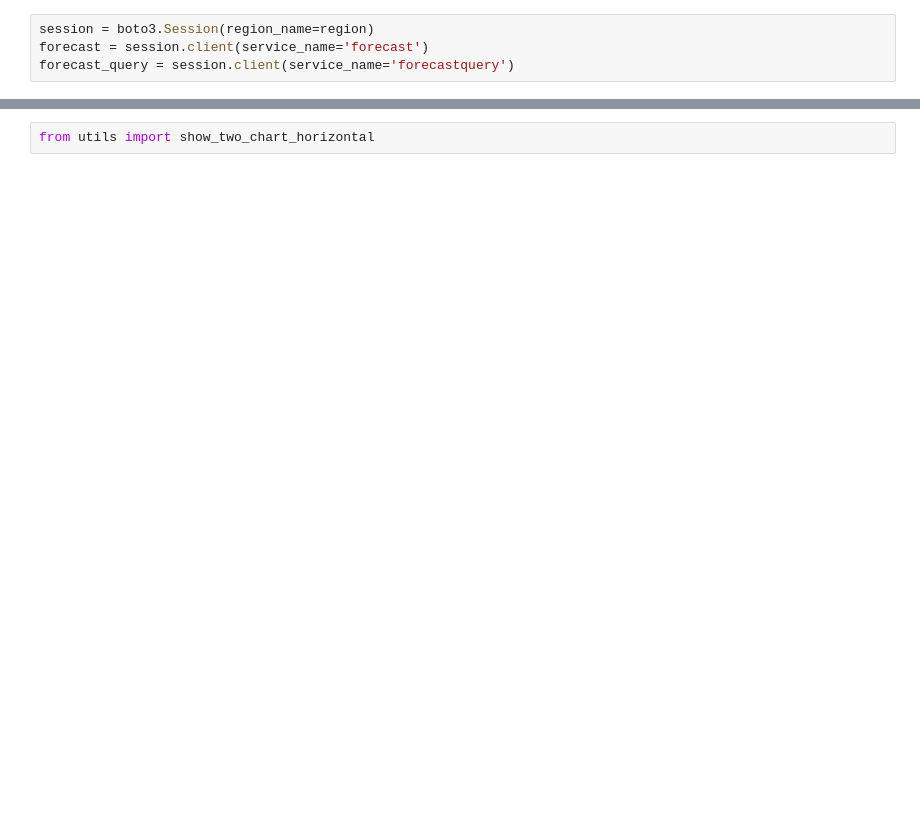
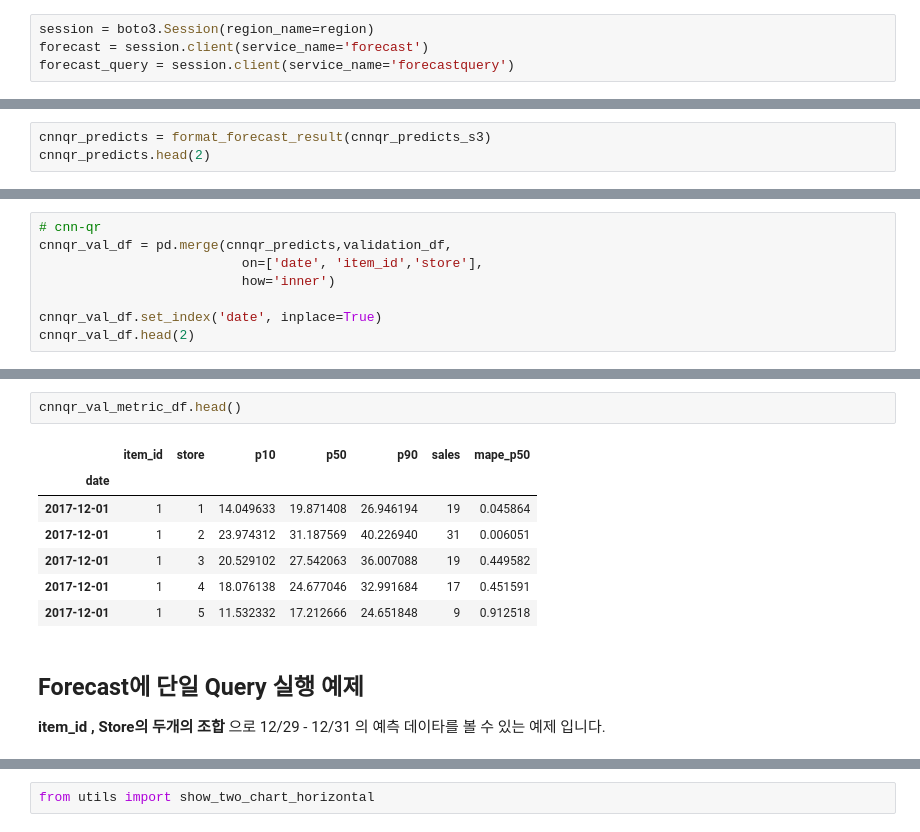
Before and after one commit to gonsoomoon-ml/Forecast, a Jupyter notebook: StoreItemDemand/5.Analyze_Target_Forecast.ipynb, the cells around one changed output, grey strips where cells are left out. Drawn from its saved outputs; the diff is of its cells as text; blank space fills up the shorter version.

```diff
--- a/StoreItemDemand/5.Analyze_Target_Forecast.ipynb
+++ b/StoreItemDemand/5.Analyze_Target_Forecast.ipynb
@@ -259,0 +175,3 @@ deeparp:  0.14690541040378305
+# %%
+cnnqr_predicts = format_forecast_result(cnnqr_predicts_s3)
+cnnqr_predicts.head(2)
@@ -259,0 +240,8 @@ deeparp:  0.14690541040378305
+# %%
+# cnn-qr
+cnnqr_val_df = pd.merge(cnnqr_predicts,validation_df,
+                          on=['date', 'item_id','store'],
+                          how='inner')
+
+cnnqr_val_df.set_index('date', inplace=True)
+cnnqr_val_df.head(2)
@@ -260,3 +295,17 @@ deeparp:  0.14690541040378305
+# %%
+cnnqr_val_metric_df.head()
+# %% [output]
+|  | item_id | store | p10 | p50 | p90 | sales | mape_p50 |
+| date |  |  |  |  |  |  |  |
+| 2017-12-01 | 1 | 1 | 14.049633 | 19.871408 | 26.946194 | 19 | 0.045864 |
+| 2017-12-01 | 1 | 2 | 23.974312 | 31.187569 | 40.226940 | 31 | 0.006051 |
+| 2017-12-01 | 1 | 3 | 20.529102 | 27.542063 | 36.007088 | 19 | 0.449582 |
+| 2017-12-01 | 1 | 4 | 18.076138 | 24.677046 | 32.991684 | 17 | 0.451591 |
+| 2017-12-01 | 1 | 5 | 11.532332 | 17.212666 | 24.651848 | 9 | 0.912518 |
+# %% [markdown]
+## Forecast에 단일 Query 실행 예제
+
+**item_id , Store의 두개의 조합** 으로 12/29 - 12/31 의 예측 데이타를 볼 수 있는 예제 입니다.
 # %%
 forecast_query_response = forecast_query.query_forecast(
     ForecastArn = target_prophet_forecast_arn,
```
Also changed, not shown: parts of 68 cells of this notebook, 7 other files.
